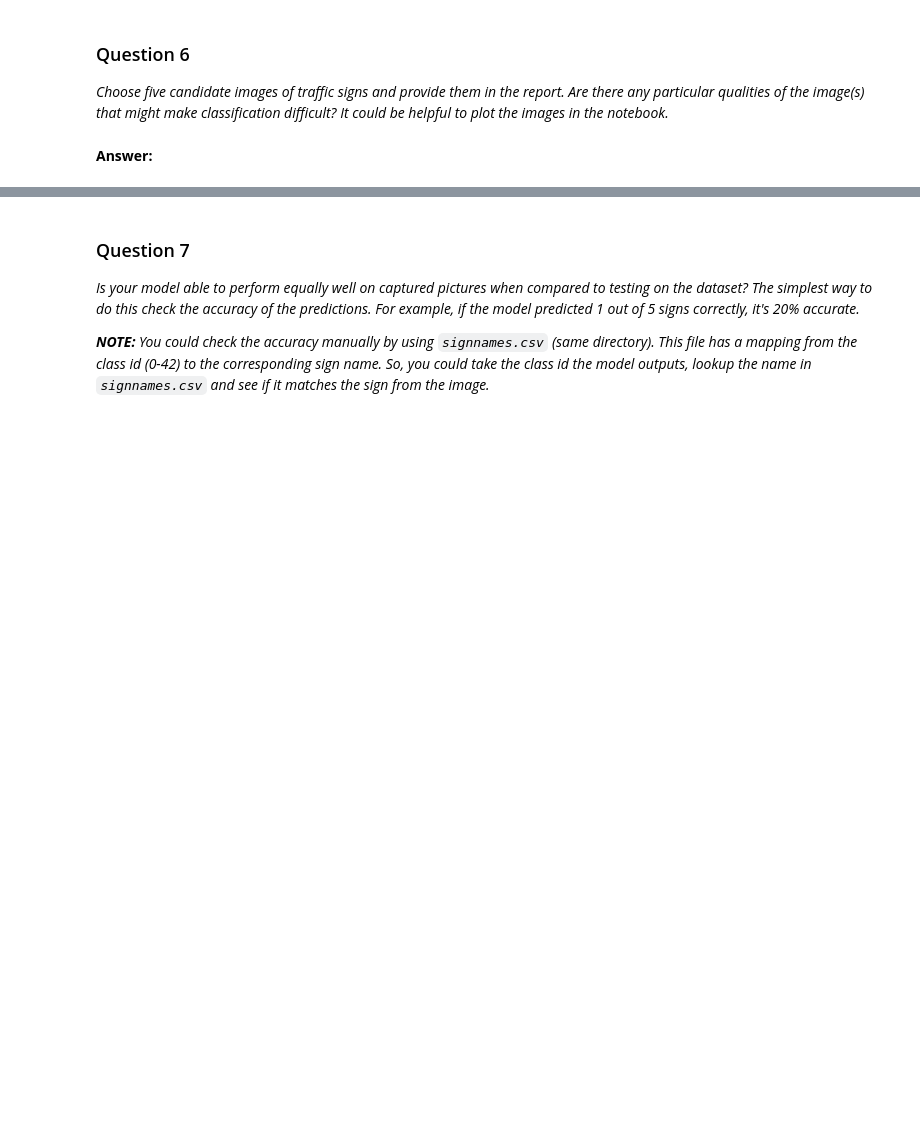
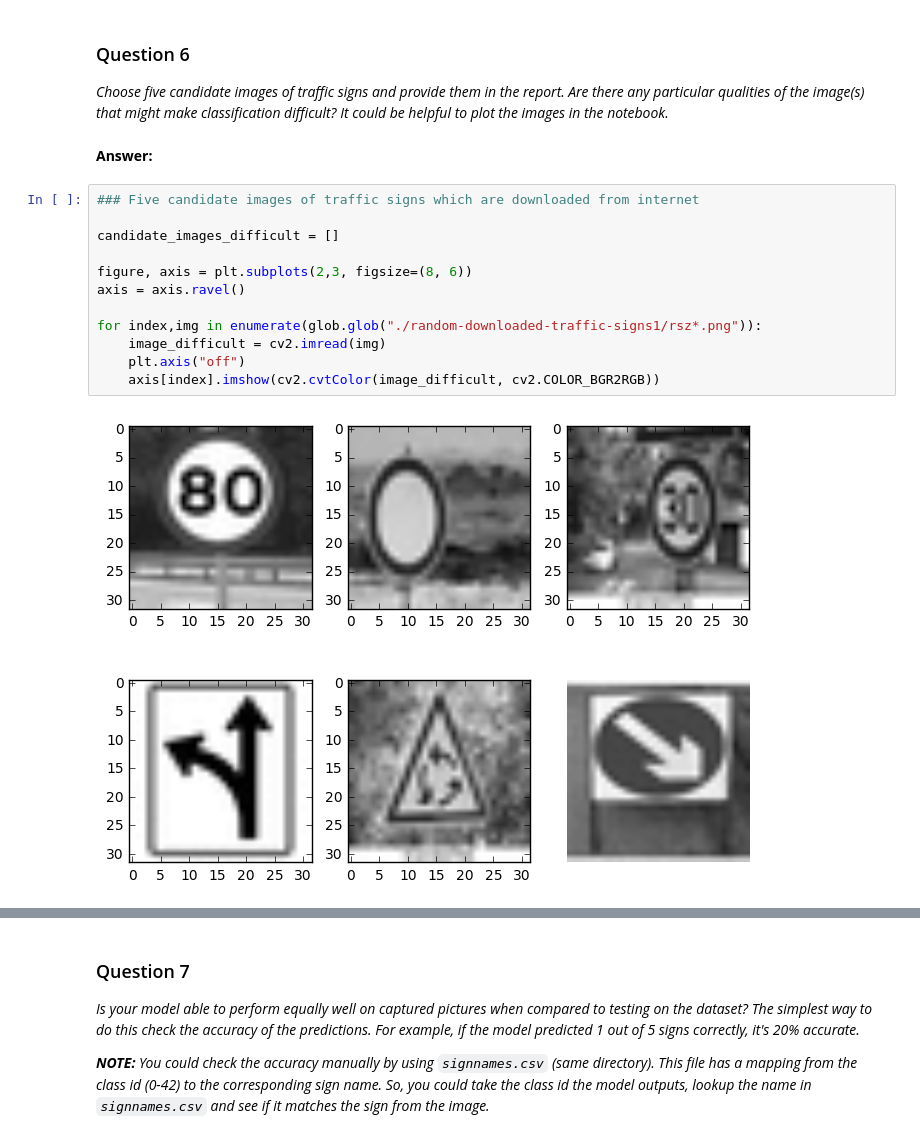
Before and after one commit to khaleelp/SelfDrivingCar, a Jupyter notebook: UdacityAssignments/CarND-Traffic-Sign-Classifier-Project/Traffic_Sign_Classifier.ipynb, the cells around one changed output, grey strips where cells are left out. Drawn from its saved outputs; the diff is of its cells as text; blank space fills up the shorter version.

```diff
--- a/UdacityAssignments/CarND-Traffic-Sign-Classifier-Project/Traffic_Sign_Classifier.ipynb
+++ b/UdacityAssignments/CarND-Traffic-Sign-Classifier-Project/Traffic_Sign_Classifier.ipynb
@@ -440,6 +477,20 @@ Use the code cell (or multiple code cells, if necessary) to implement the first
 _Choose five candidate images of traffic signs and provide them in the report. Are there any particular qualities of the image(s) that might make classification difficult? It could be helpful to plot the images in the notebook._
 # %% [markdown]
 **Answer:**
+# %%
+### Five candidate images of traffic signs which are downloaded from internet
+
+candidate_images_difficult = []
+
+figure, axis = plt.subplots(2,3, figsize=(8, 6))
+axis = axis.ravel()
+
+for index,img in enumerate(glob.glob("./random-downloaded-traffic-signs1/rsz*.png")):
+    image_difficult = cv2.imread(img)
+    plt.axis("off")
+    axis[index].imshow(cv2.cvtColor(image_difficult, cv2.COLOR_BGR2RGB))
+# %% [output]
+[figure, added]
 # %%
 ### Run the predictions here.
 ### Feel free to use as many code cells as needed.
```
Also changed, not shown: parts of 19 cells of this notebook.
